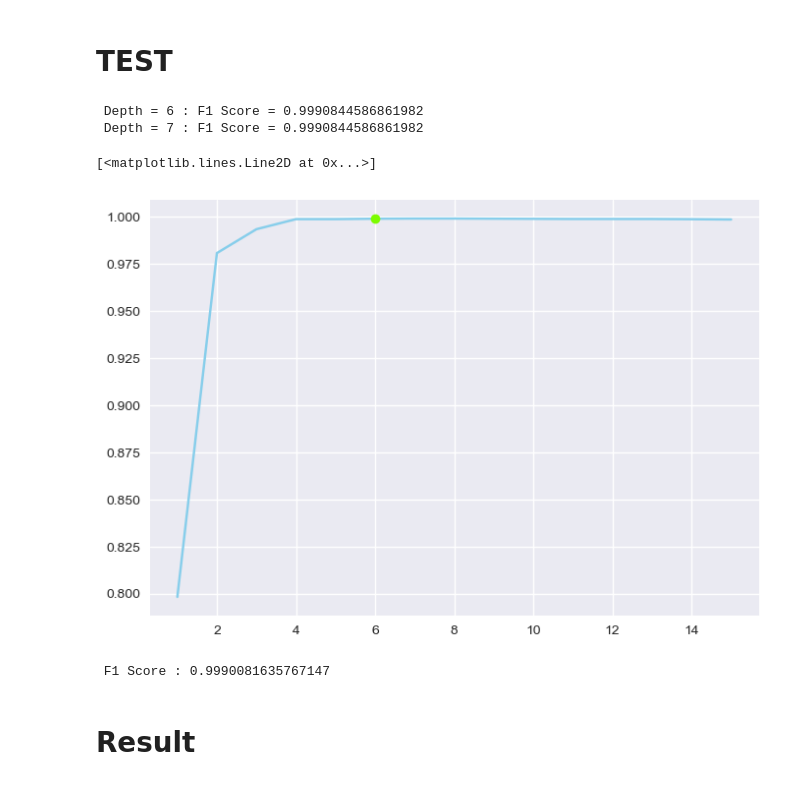
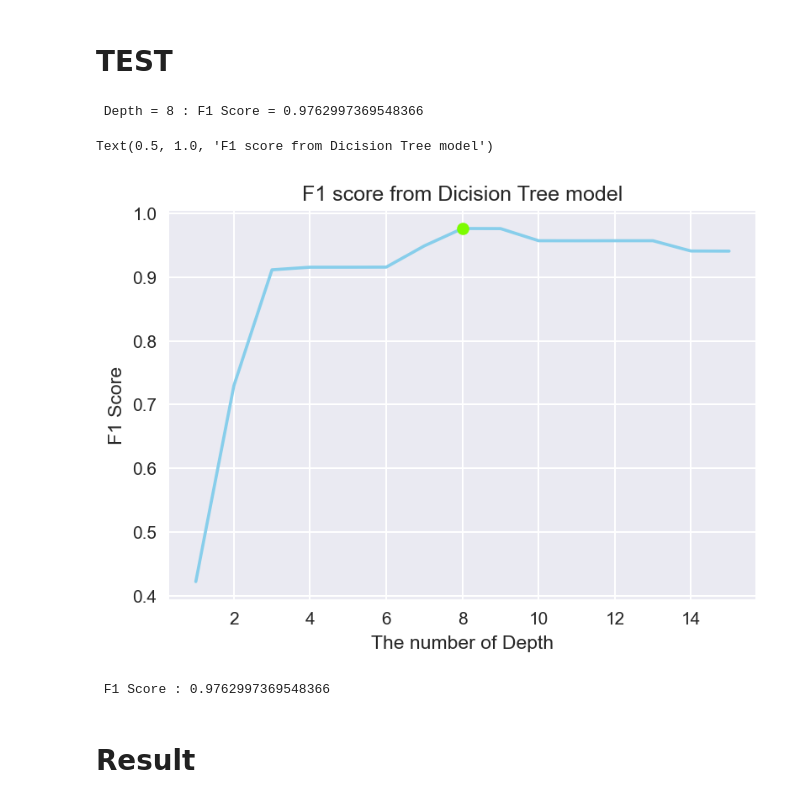
Before and after one commit to HikariJadeEmpire/Firewall_Classifier, a Jupyter notebook: ML_Firewall.ipynb, the cells around one changed output. Saved outputs shown, nothing was run; the diff lists cells and outputs as text; code cells hidden in the pictures.

```diff
--- a/ML_Firewall.ipynb
+++ b/ML_Firewall.ipynb
@@ -73,12 +96,3 @@ dtype: int64
 df["Action"].unique()
 # %% [output]
 array(['allow', 'drop', 'deny', 'reset-both'], dtype=object)
-# %%
-# Remodel all to integer type
-
-from sklearn import preprocessing
-
-string_to_int = preprocessing.LabelEncoder()
-df = df.apply( string_to_int.fit_transform )
-
-df.info()
@@ -116,5 +101,12 @@ y = df.loc[ :, ["Action"] ]
+# %%
+# Prepare X and Y
+
+x = df.drop(columns=['Action'])
+y = df.loc[ :, ["Action"] ]
 # %%
 # Binarize the output
 
-y = preprocessing.label_binarize(y, classes=[0, 1, 2, 3])
+from sklearn import preprocessing
+
+y = preprocessing.label_binarize(y, classes=['allow', 'deny', 'drop', 'reset-both'])
 n_classes = y.shape[1]
@@ -172,35 +174,39 @@ for i in range(1,16):
     classifier = tree.DecisionTreeClassifier( criterion = 'gini', max_depth = i )
     classifier.fit(X_train, y_train)
     y_pred = classifier.predict(X_test)
-    score.append(f1_score(y_test, y_pred, average='micro'))
+    score.append(f1_score(y_test, y_pred, average = 'macro'))
 
 depth = {}
 for i,j in enumerate(score) :
     if j == max(score) :
         depth[i] = j
-        print(f" Depth = {i} : F1 Score = {j}")
+        print(f" Depth = {i+1} : F1 Score = {j}")
 # %% [output]
- Depth = 6 : F1 Score = 0.9990844586861982
- Depth = 7 : F1 Score = 0.9990844586861982
+ Depth = 8 : F1 Score = 0.9762997369548366
 # %%
 # plot
 
+plt.figure( figsize = (6,4) , dpi=150 )
+
 plt.style.use("seaborn")
 plt.plot(range(1,16),score ,ls = 'solid', color = '#87CEEB')
-plt.plot(min(depth),min(depth.values()),marker = 'o',color = '#7CFC00' )
+plt.plot(min(depth)+1,min(depth.values()),marker = 'o',color = '#7CFC00' )
+plt.xlabel("The number of Depth")
+plt.ylabel("F1 Score")
+plt.title( "F1 score from Dicision Tree model" )
 # %% [output]
-[<matplotlib.lines.Line2D at 0x...>]
+Text(0.5, 1.0, 'F1 score from Dicision Tree model')
-[figure, old version]
+[figure, new version]
 # %%
 # Predict y
 
-classifier = tree.DecisionTreeClassifier( criterion = 'gini', max_depth = min(depth) )
+classifier = tree.DecisionTreeClassifier( criterion = 'gini', max_depth = min(depth)+1 )
 classifier.fit(X_train, y_train)
 y_pred = classifier.predict(X_test)
 
-print(f" F1 Score : {f1_score(y_test, y_pred, average = 'micro')} ")
+print(f" F1 Score : {f1_score(y_test, y_pred, average = 'macro')} ")
 # %% [output]
- F1 Score : 0.9990081635767147
+ F1 Score : 0.9762997369548366
 # %% [markdown]
 # Result
 # %%
```
Also changed, not shown: parts of 13 cells of this notebook.
